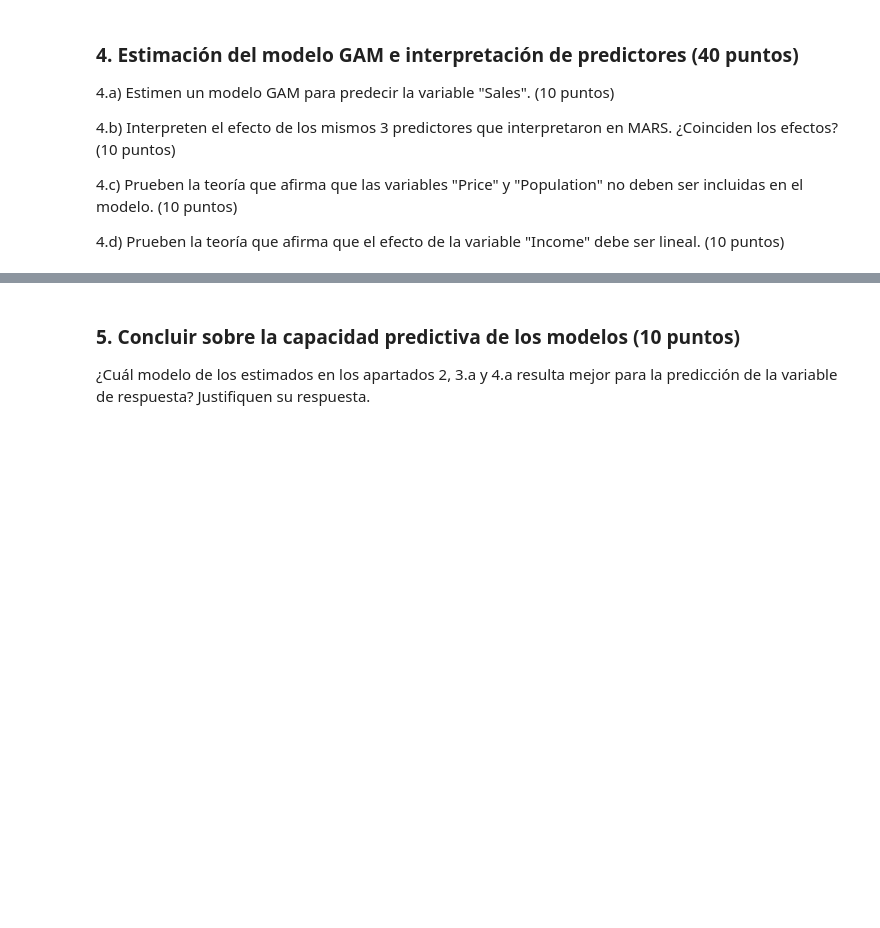
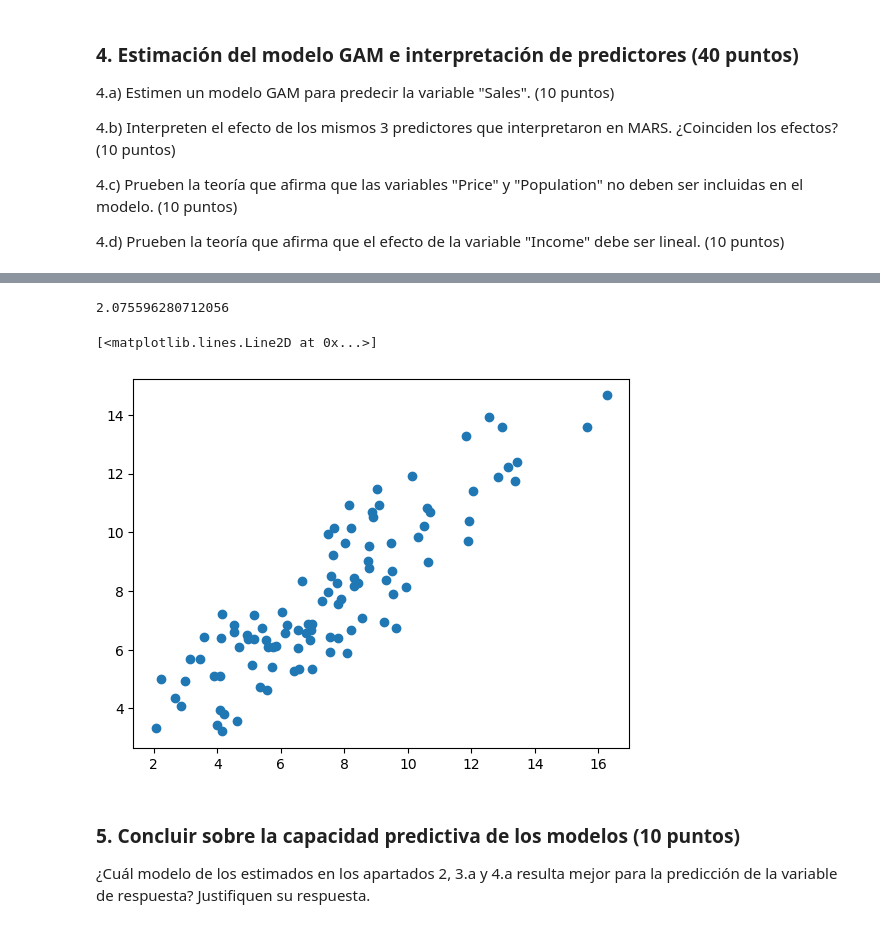
Before and after one commit to carrasquintero/Entrega_ETL, a Jupyter notebook: ML/Caso implementación de modelos no lineales aditivos en un problema de regresión.ipynb, the cells around one changed output, grey strips where cells are left out. Cells and saved outputs as stored; diff of their text form; code cells hidden in the pictures; blank space fills up the shorter version.

```diff
--- a/ML/Caso implementación de modelos no lineales aditivos en un problema de regresión.ipynb
+++ b/ML/Caso implementación de modelos no lineales aditivos en un problema de regresión.ipynb
@@ -404,0 +601,12 @@ efectos? (10 puntos)
+# %%
+index_test=np.arange(0,len(Y),4)   #Indices para test
+index_train=np.delete(np.arange(0,len(Y),1),index_test)   #Índices para train
+
+X_test=X.loc[index_test]
+Y_test=Y.iloc[index_test]
+
+X_train=X.loc[index_train]
+Y_train=Y.iloc[index_train]
+# %%
+gam_train=LinearGAM(terms=s(0)+s(1)+s(2)+s(3)+s(4)+s(5)+f(8)+f(11)+f(13)).fit(X=X_train, y=Y_train)
+gam_train.summary()
@@ -405,3 +637,12 @@ efectos? (10 puntos)
+# %%
+pred=gam_train.predict(X=X_test)  #Predicción en test
+mse_gam=np.mean((pred-Y_test['Sales'].values)**2)  #MSE en test
+print(mse_gam)
+plt.plot(Y_test['Sales'].values, pred,'o')
+# %% [output]
+2.075596280712056
+[<matplotlib.lines.Line2D at 0x...>]
+[figure, added]
 # %% [markdown]
 ### 5. Concluir sobre la capacidad predictiva de los modelos (10 puntos)
 ¿Cuál modelo de los estimados en los apartados 2, 3.a y 4.a resulta mejor para la predicción de la variable de respuesta? Justifiquen su respuesta.
```
Also changed, not shown: parts of 20 cells of this notebook.
